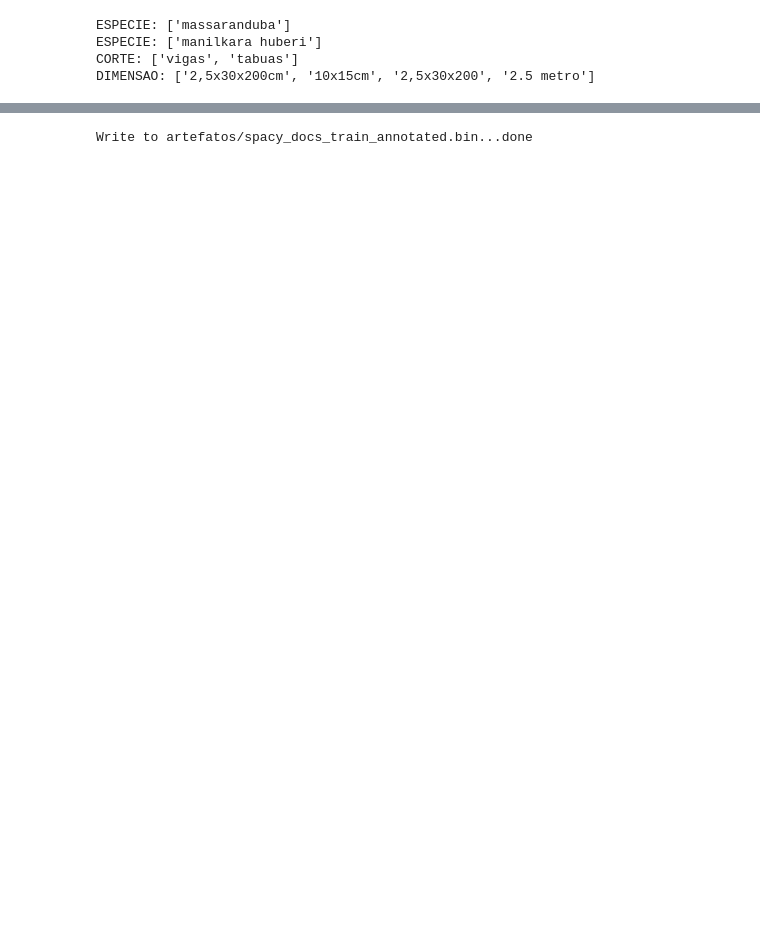
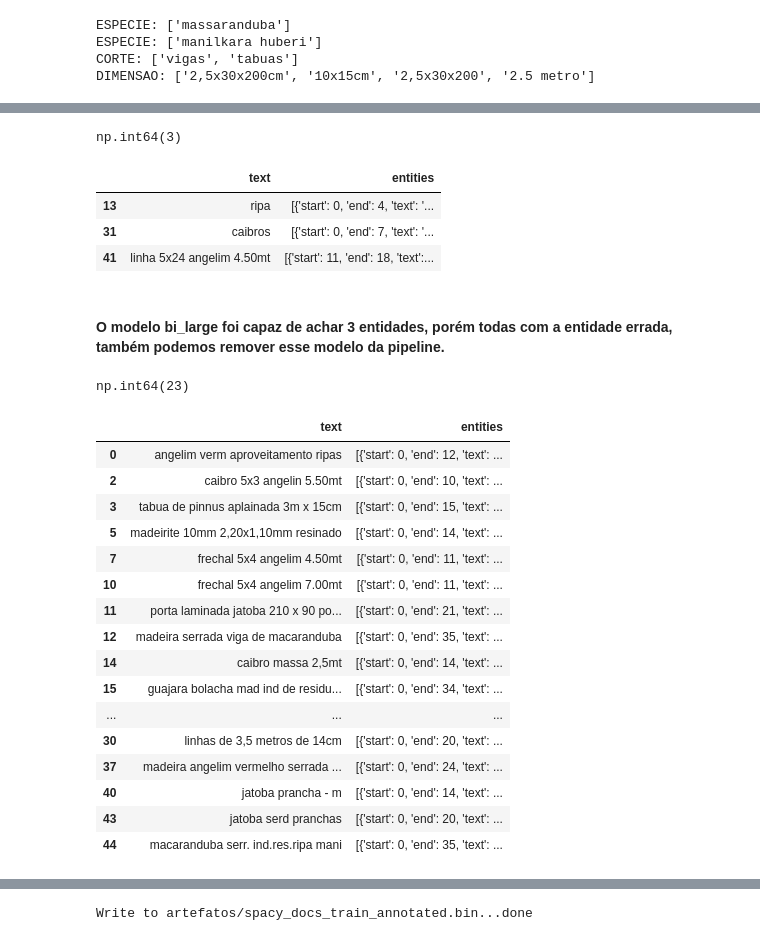
Before and after one commit to TalesVMAlves/Madeira-Fraca, a Jupyter notebook: weak_ner.ipynb, the cells around one changed output, grey strips where cells are left out. Saved outputs shown, nothing was run; the diff lists cells and outputs as text; code cells hidden in the pictures; blank space fills up the shorter version.

```diff
--- a/weak_ner.ipynb
+++ b/weak_ner.ipynb
@@ -366,0 +540,31 @@ DIMENSAO: ['2,5x30x200cm', '10x15cm', '2,5x30x200', '2.5 metro']
+# %%
+texts_to_test = [doc.text for doc in spacy_docs_train[:50]]
+# %%
+from tqdm import tqdm
+def create_entity_dataframe(texts, model, labels, threshold=0.5):
+    """
+    Process multiple texts and create a DataFrame with entities
+
+    Args:
+        texts (list): List of texts to process
+        model: Your GLiNER model
+        labels (list): Entity labels to predict
+        threshold (float): Confidence threshold
+
+    Returns:
+        pd.DataFrame: DataFrame with text, entities, and entity count
+    """
+    data = []
+
+    for text in tqdm(texts):  # tqdm adds progress bar
+        # Get predictions from model
+        entities = model.predict_entities(text, labels, threshold=threshold)
+
+        # Format results
+        data.append({
+            "text": text,
+            "entities": entities,
+            "n_entities": len(entities)
+        })
+
+    return pd.DataFrame(data)
@@ -366,0 +597,48 @@ DIMENSAO: ['2,5x30x200cm', '10x15cm', '2,5x30x200', '2.5 metro']
+# %%
+bi_large_df.n_entities.sum()
+# %% [output]
+np.int64(3)
+# %%
+bi_large_entities = bi_large_df[bi_large_df.n_entities > 0]
+bi_large_entities[['text', 'entities']]
+# %% [output]
+|  | text | entities |
+| 13 | ripa | [{'start': 0, 'end': 4, 'text': '... |
+| 31 | caibros | [{'start': 0, 'end': 7, 'text': '... |
+| 41 | linha 5x24 angelim 4.50mt | [{'start': 11, 'end': 18, 'text':... |
+# %% [markdown]
+<h4>
+O modelo bi_large foi capaz de achar 3 entidades, porém todas com a entidade errada, também podemos remover esse modelo da pipeline.
+</h4>
+# %%
+qwen_df = create_entity_dataframe(
+    texts=texts_to_test,
+    model=model_gliner_qwen,
+    labels=labels,
+    threshold=0.5
+)
+# %%
+qwen_df.n_entities.sum()
+# %% [output]
+np.int64(23)
+# %%
+qwen_entities = qwen_df[qwen_df.n_entities > 0]
+qwen_entities[['text', 'entities']]
+# %% [output]
+|  | text | entities |
+| 0 | angelim verm aproveitamento ripas | [{'start': 0, 'end': 12, 'text': ... |
+| 2 | caibro 5x3 angelin 5.50mt | [{'start': 0, 'end': 10, 'text': ... |
+| 3 | tabua de pinnus aplainada 3m x 15cm | [{'start': 0, 'end': 15, 'text': ... |
+| 5 | madeirite 10mm 2,20x1,10mm resinado | [{'start': 0, 'end': 14, 'text': ... |
+| 7 | frechal 5x4 angelim 4.50mt | [{'start': 0, 'end': 11, 'text': ... |
+| 10 | frechal 5x4 angelim 7.00mt | [{'start': 0, 'end': 11, 'text': ... |
+| 11 | porta laminada jatoba 210 x 90 po... | [{'start': 0, 'end': 21, 'text': ... |
+| 12 | madeira serrada viga de macaranduba | [{'start': 0, 'end': 35, 'text': ... |
+| 14 | caibro massa 2,5mt | [{'start': 0, 'end': 14, 'text': ... |
+| 15 | guajara bolacha mad ind de residu... | [{'start': 0, 'end': 34, 'text': ... |
+| ... | ... | ... |
+| 30 | linhas de 3,5 metros de 14cm | [{'start': 0, 'end': 20, 'text': ... |
+| 37 | madeira angelim vermelho serrada ... | [{'start': 0, 'end': 24, 'text': ... |
+| 40 | jatoba prancha - m | [{'start': 0, 'end': 14, 'text': ... |
+| 43 | jatoba serd pranchas | [{'start': 0, 'end': 20, 'text': ... |
+| 44 | macaranduba serr. ind.res.ripa mani | [{'start': 0, 'end': 35, 'text': ... |
```
Also changed, not shown: parts of 69 cells of this notebook, 3 other files.
